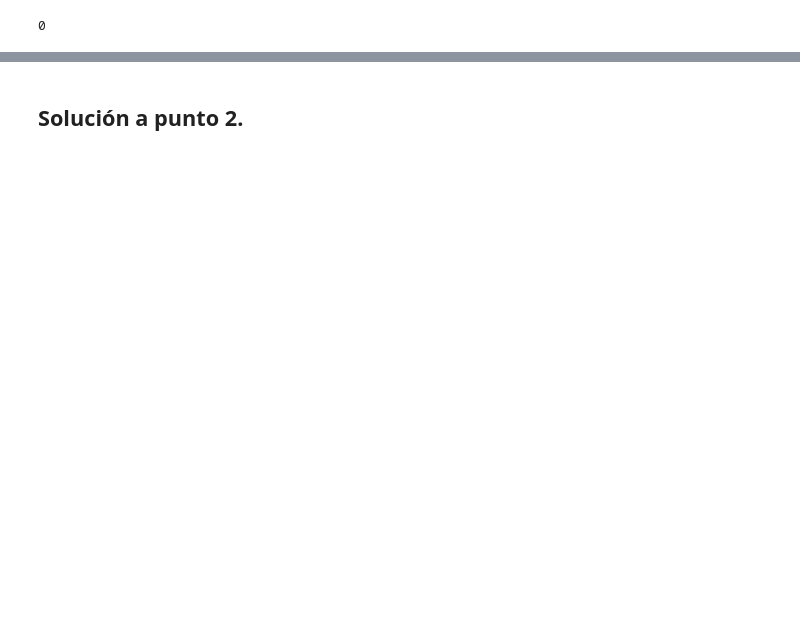
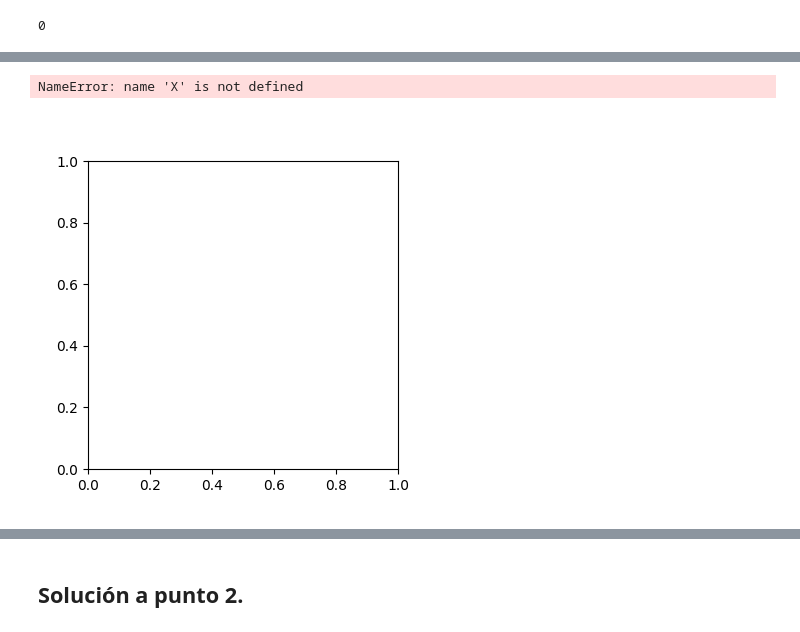
Before and after one commit to Wizardlyfix/Inteligencia-Artificial, a Jupyter notebook: Entregable1.ipynb, the cells around one changed output, grey strips where cells are left out. Saved outputs shown, nothing was run; the diff lists cells and outputs as text; code cells hidden in the pictures; blank space fills up the shorter version.

```diff
--- a/Entregable1.ipynb
+++ b/Entregable1.ipynb
@@ -120,0 +254,8 @@ df.isnull().sum().max()
+# %%
+fig = plt.figure(figsize=(4, 4))
+ax = fig.add_subplot(111)
+ax.scatter(X[:],X[:,0],s=50,c=y.squeeze(),cmap='jet')
+plt.show()
+# %% [output]
+NameError: name 'X' is not defined
+[figure, added]
```
Also changed, not shown: parts of 46 cells of this notebook, 1 other file.
